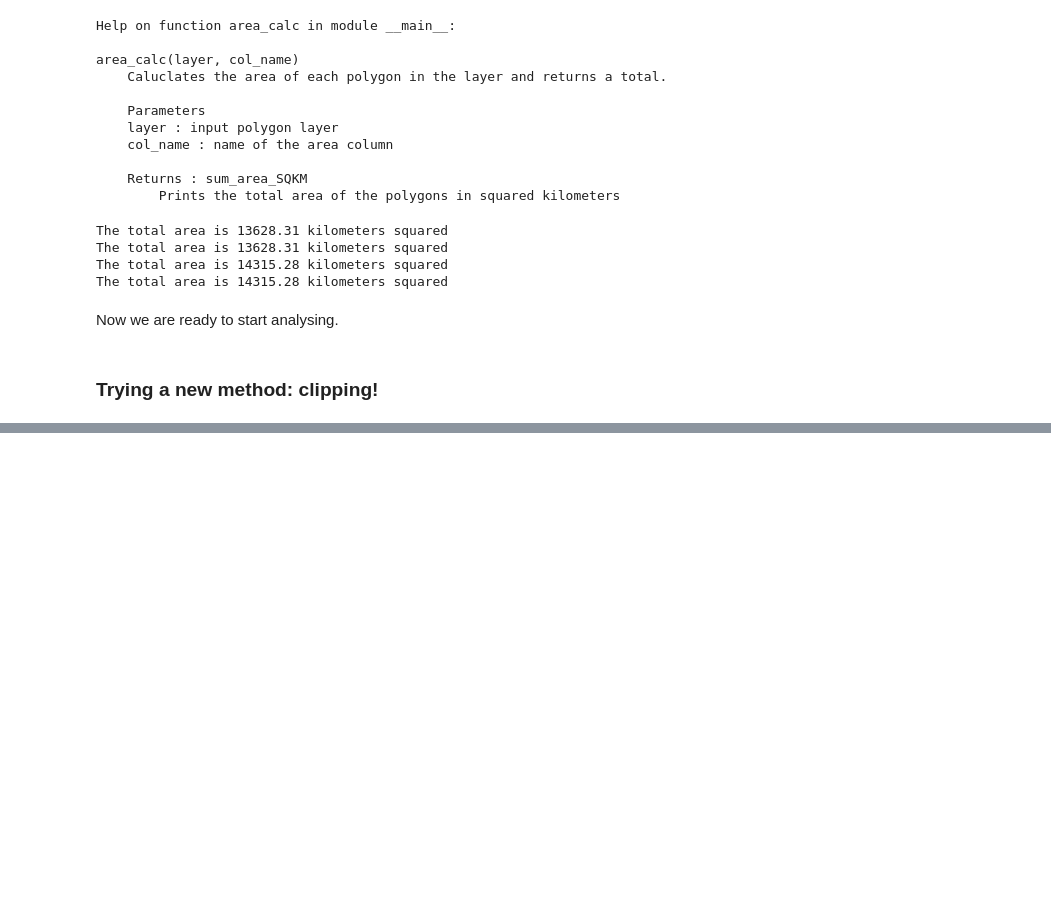
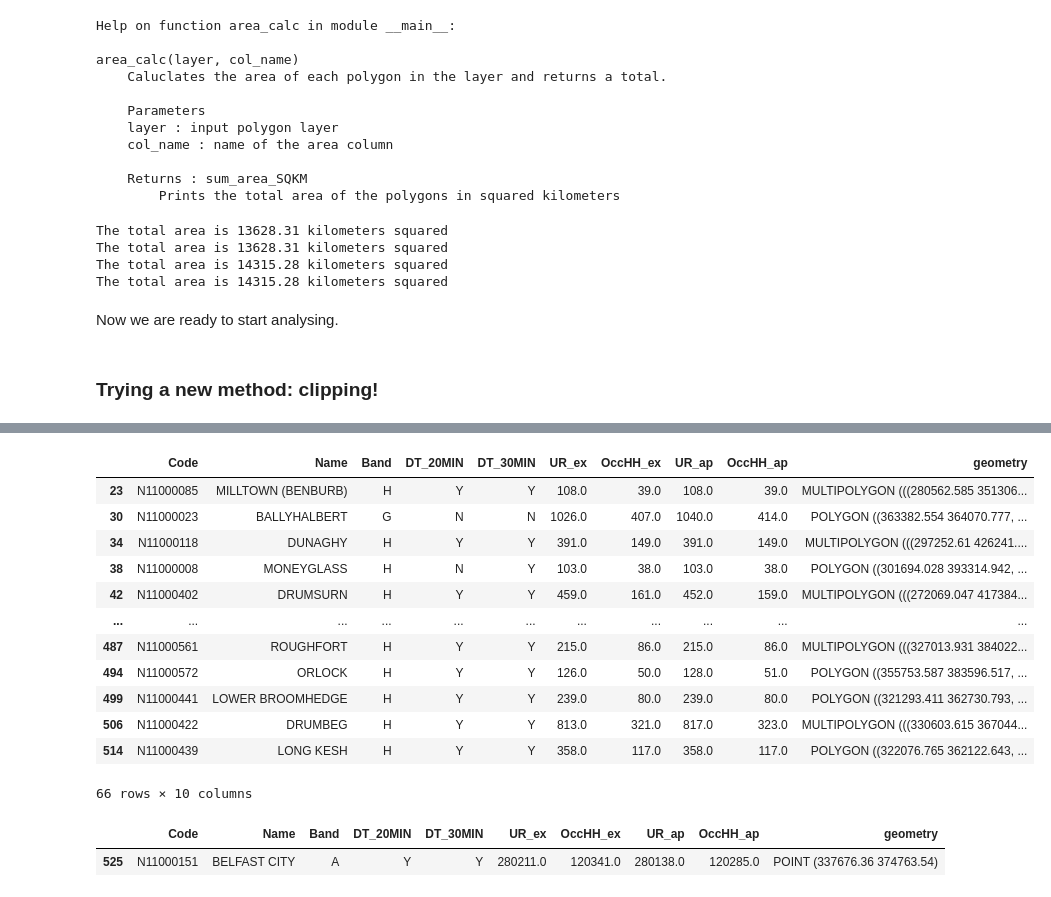
Before and after one commit to Beebop212/Greenspace_project722, a Jupyter notebook: project_notebook_draft.ipynb, the cells around one changed output, grey strips where cells are left out. Saved outputs shown, nothing was run; the diff lists cells and outputs as text; code cells hidden in the pictures; blank space fills up the shorter version.

```diff
--- a/project_notebook_draft.ipynb
+++ b/project_notebook_draft.ipynb
@@ -225,0 +259,17 @@ SyntaxError: invalid syntax (1129111765.py, line 1)
+# %%
+#First see if any centroids do not fit within the settlement area
+settlements2015.loc[~settlements2015['geometry'].contains(settlements2015.centroid)]
+# %% [output]
+|  | Code | Name | Band | DT_20MIN | DT_30MIN | UR_ex | OccHH_ex | UR_ap | OccHH_ap | geometry |
+| 23 | N11000085 | MILLTOWN (BENBURB) | H | Y | Y | 108.0 | 39.0 | 108.0 | 39.0 | MULTIPOLYGON (((280562.585 351306... |
+| 30 | N11000023 | BALLYHALBERT | G | N | N | 1026.0 | 407.0 | 1040.0 | 414.0 | POLYGON ((363382.554 364070.777, ... |
+| 34 | N11000118 | DUNAGHY | H | Y | Y | 391.0 | 149.0 | 391.0 | 149.0 | MULTIPOLYGON (((297252.61 426241.... |
+| 38 | N11000008 | MONEYGLASS | H | N | Y | 103.0 | 38.0 | 103.0 | 38.0 | POLYGON ((301694.028 393314.942, ... |
+| 42 | N11000402 | DRUMSURN | H | Y | Y | 459.0 | 161.0 | 452.0 | 159.0 | MULTIPOLYGON (((272069.047 417384... |
+| ... | ... | ... | ... | ... | ... | ... | ... | ... | ... | ... |
+| 487 | N11000561 | ROUGHFORT | H | Y | Y | 215.0 | 86.0 | 215.0 | 86.0 | MULTIPOLYGON (((327013.931 384022... |
+| 494 | N11000572 | ORLOCK | H | Y | Y | 126.0 | 50.0 | 128.0 | 51.0 | POLYGON ((355753.587 383596.517, ... |
+| 499 | N11000441 | LOWER BROOMHEDGE | H | Y | Y | 239.0 | 80.0 | 239.0 | 80.0 | POLYGON ((321293.411 362730.793, ... |
+| 506 | N11000422 | DRUMBEG | H | Y | Y | 813.0 | 321.0 | 817.0 | 323.0 | MULTIPOLYGON (((330603.615 367044... |
+| 514 | N11000439 | LONG KESH | H | Y | Y | 358.0 | 117.0 | 358.0 | 117.0 | POLYGON ((322076.765 362122.643, ... |
+66 rows × 10 columns
@@ -225,0 +280,8 @@ SyntaxError: invalid syntax (1129111765.py, line 1)
+# %%
+#Select and display the chosen area to buffer
+selected_area = settlements_pt.loc[settlements_pt['Name'] == 'BELFAST CITY']
+
+selected_area
+# %% [output]
+|  | Code | Name | Band | DT_20MIN | DT_30MIN | UR_ex | OccHH_ex | UR_ap | OccHH_ap | geometry |
+| 525 | N11000151 | BELFAST CITY | A | Y | Y | 280211.0 | 120341.0 | 280138.0 | 120285.0 | POINT (337676.36 374763.54) |
```
Also changed, not shown: parts of 14 cells of this notebook.
